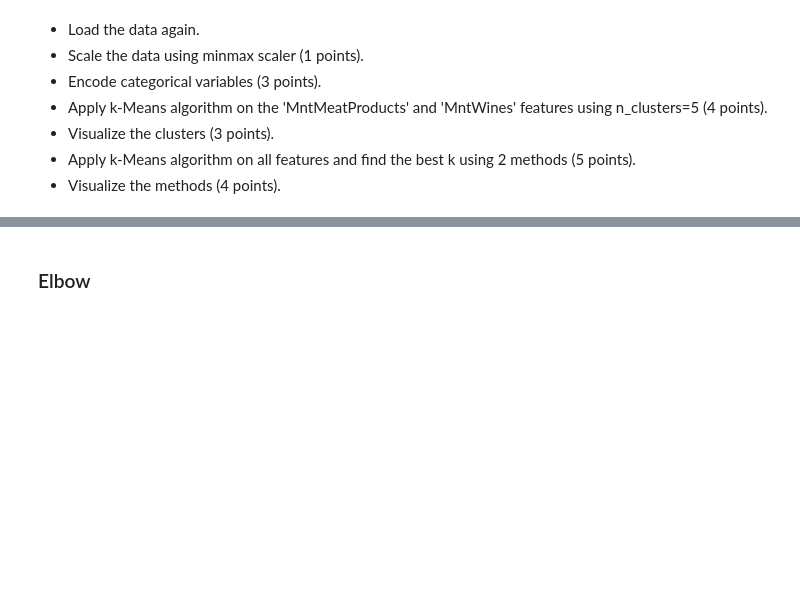
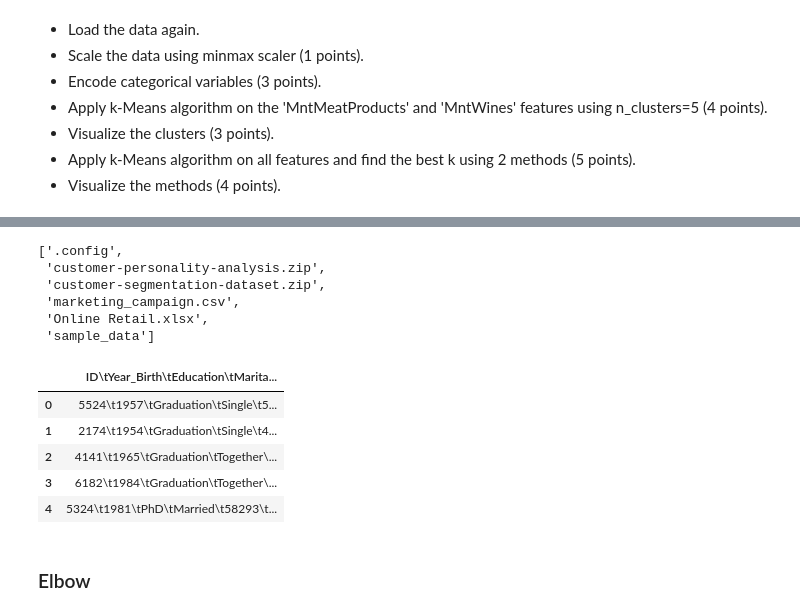
Before and after one commit to Avichay3/Full-training, a Jupyter notebook: Copy_of_Clustering_exercise.ipynb, the cells around one changed output, grey strips where cells are left out. Drawn from its saved outputs; the diff is of its cells as text; code cells hidden in the pictures; blank space fills up the shorter version.

```diff
--- a/Copy_of_Clustering_exercise.ipynb
+++ b/Copy_of_Clustering_exercise.ipynb
@@ -218,5 +228,25 @@ In this exercise, you will implement K-means clustering on a comprehensive custo
+# %%
+import os
+os.listdir("/content")
+# %% [output]
+['.config',
+ 'customer-personality-analysis.zip',
+ 'customer-segmentation-dataset.zip',
+ 'marketing_campaign.csv',
+ 'Online Retail.xlsx',
+ 'sample_data']
 # %%
 # load the data
+
+df = pd.read_csv("/content/marketing_campaign.csv", sep=";")
+df.head()
+# %% [output]
+|  | ID\tYear_Birth\tEducation\tMarita... |
+| 0 | 5524\t1957\tGraduation\tSingle\t5... |
+| 1 | 2174\t1954\tGraduation\tSingle\t4... |
+| 2 | 4141\t1965\tGraduation\tTogether\... |
+| 3 | 6182\t1984\tGraduation\tTogether\... |
+| 4 | 5324\t1981\tPhD\tMarried\t58293\t... |
 # %%
 # Scale the data using MinMaxScaler
 
```
Also changed, not shown: parts of 1 cell of this notebook.
